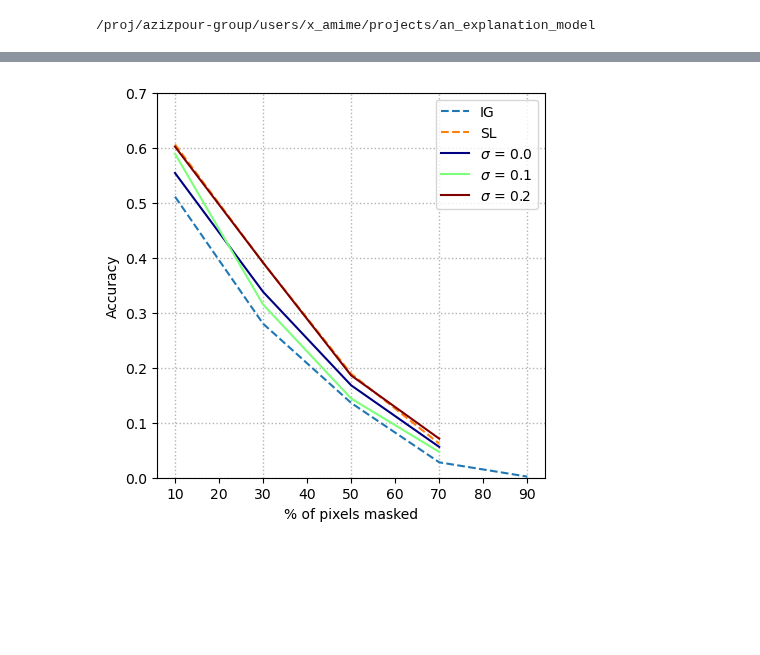
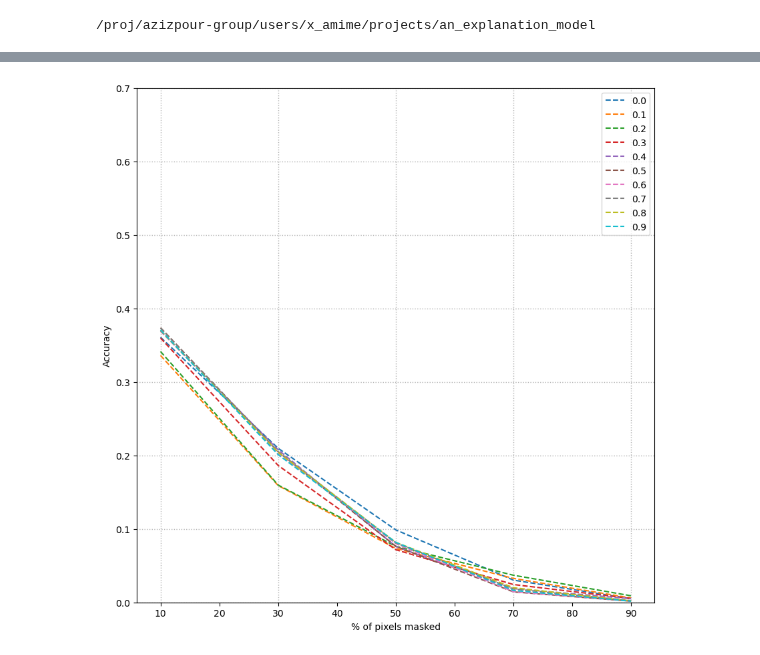
Before and after one commit to Amir-Mehrpanah/On-Spectral-Properties-of-Gradient-based-Explanation-Methods-ECCV24, a Jupyter notebook: experiments/experiment_7.ipynb, the cells around one changed output, grey strips where cells are left out. Saved outputs shown, nothing was run; the diff lists cells and outputs as text; code cells hidden in the pictures; blank space fills up the shorter version.

```diff
--- a/experiments/experiment_7.ipynb
+++ b/experiments/experiment_7.ipynb
@@ -37,5 +28,5 @@ imshow_args = {"cmap": "jet"}
 # %%
-paths = os.path.join(save_metadata_dir, "*_0_slq_merged_*.csv")
+paths = os.path.join(save_metadata_dir, "merged_igsgq_*.csv")
 paths = glob(paths)
 print(paths)
 merged_data = []
@@ -72,3 +59,0 @@ merged_data[na_ids].shape
-# %%
-merged_data.alpha_mask_value.fillna("SL", inplace=True)
-merged_data.alpha_mask_value.unique()
@@ -76,0 +60,6 @@ array(['SL', 0.0, 0.1, 0.2, 0.3, 0.4, 0.5, 'IG'], dtype=object)
+# %%
+# set type of merged_data.alpha_mask_value to str
+merged_data.alpha_mask_value = merged_data.alpha_mask_value.astype(str)
+
+print(merged_data.q.unique())
+print(merged_data.alpha_mask_value.unique())
@@ -93,67 +87,36 @@ SL     0.31200
 Name: Accuracy, dtype: float64
-# %%
-good_alphas = merged_data_acc["alpha_mask_value"].apply(
-    lambda x: x in ["IG","SL", 0.0, 0.1, 0.2]
-)
-merged_data_acc = merged_data_acc[good_alphas]
 # %%
-plt.figure(figsize=(5, 5))
+plt.figure(figsize=(10, 10))
 # draw vertical lines at ticks
 for q in merged_data_acc.q.unique():
     plt.axvline(q, linestyle=":", color="black", alpha=0.3, linewidth=1)
 # draw horizontal lines at ticks
 plt.ylim(0, 0.7)
 ticks = plt.yticks()[0]
 for acc in ticks:
     plt.axhline(
         acc,
         linestyle=":",
         color="black",
         alpha=0.3,
         linewidth=1,
     )
 
-
-# find unique labels that are of type str
-str_labels = merged_data_acc.alpha_mask_value.unique()
-str_labels_ids = list(map(lambda x:isinstance(x,str),str_labels))
-str_labels = str_labels[str_labels_ids]
-# find unique labels that are of type float
-float_labels = merged_data_acc.alpha_mask_value.unique()
-float_labels_ids = list(map(lambda x:isinstance(x,float),float_labels))
-float_labels = float_labels[float_labels_ids]
-
-# color map for float labels
-cmap = plt.get_cmap("jet")
-color_dict = cmap(np.linspace(0, 1, len(float_labels)))
-
-# plot str labels
-for i, alpha in enumerate(str_labels):
+for i, alpha in enumerate(merged_data_acc.alpha_mask_value.unique()):
     merged_data_acc_alpha = merged_data_acc[
         merged_data_acc.alpha_mask_value == alpha
     ]
     plt.plot(
         merged_data_acc_alpha.q,
         merged_data_acc_alpha.Accuracy,
         label=alpha,
-        linestyle="--",
-    )
-
-for i, alpha in enumerate(float_labels):
-    merged_data_acc_alpha = merged_data_acc[
-        merged_data_acc.alpha_mask_value == alpha
-    ]
-    plt.plot(
-        merged_data_acc_alpha.q,
-        merged_data_acc_alpha.Accuracy,
-        label=r"$\sigma$ = " + str(alpha),
-        color=color_dict[i],
+        linestyle="-" if "ig" in alpha else "--",
     )
 
 # location top right
 plt.legend(loc="upper right")
 plt.xlabel("% of pixels masked")
 plt.ylabel("Accuracy")
 plt.savefig("outputs/figures/accuracy_vs_q.pdf", bbox_inches="tight")
 # %% [output]
-[figure, old version]
+[figure, new version]
```
Also changed, not shown: parts of 11 cells of this notebook, 6 other files.
